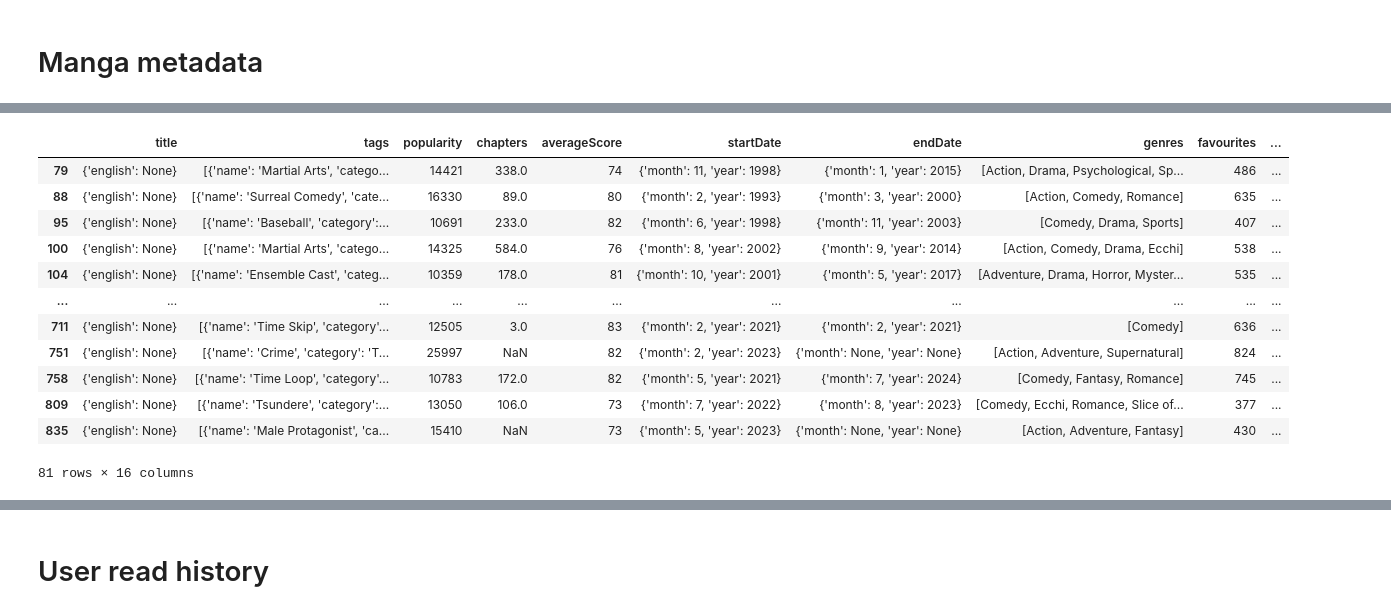
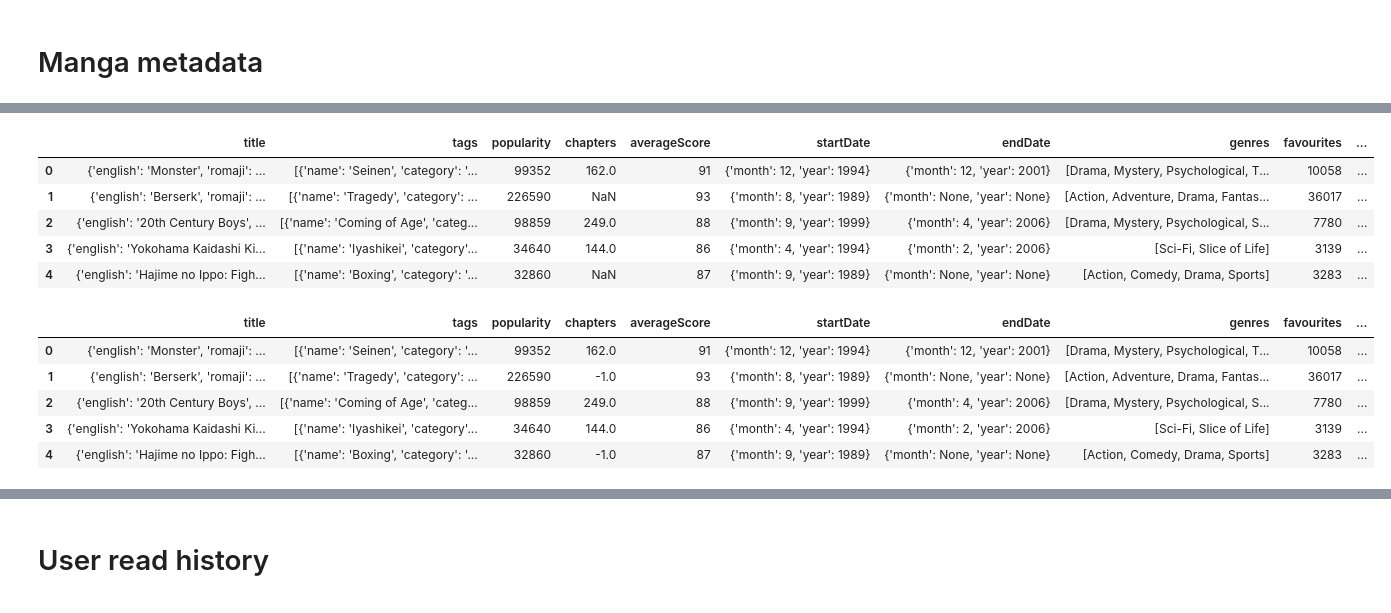
Before and after one commit to mannkenn/manga-recs, a Jupyter notebook: notebooks/data_cleaning.ipynb, the cells around one changed output, grey strips where cells are left out. Drawn from its saved outputs; the diff is of its cells as text; code cells hidden in the pictures.

Commit message:
finished data cleaning + script to upload cleaned parquet to s3

```diff
--- a/notebooks/data_cleaning.ipynb
+++ b/notebooks/data_cleaning.ipynb
@@ -101,19 +101,11 @@ title_clean      81
 tags_clean        0
 dtype: int64
 # %%
-null_rows = manga_df[manga_df['title_clean'].isnull()]
-null_rows
+manga_df.head()
 # %% [output]
 |  | title | tags | popularity | chapters | averageScore | startDate | endDate | genres | favourites | ... |
-| 79 | {'english': None} | [{'name': 'Martial Arts', 'catego... | 14421 | 338.0 | 74 | {'month': 11, 'year': 1998} | {'month': 1, 'year': 2015} | [Action, Drama, Psychological, Sp... | 486 | ... |
-| 88 | {'english': None} | [{'name': 'Surreal Comedy', 'cate... | 16330 | 89.0 | 80 | {'month': 2, 'year': 1993} | {'month': 3, 'year': 2000} | [Action, Comedy, Romance] | 635 | ... |
-| 95 | {'english': None} | [{'name': 'Baseball', 'category':... | 10691 | 233.0 | 82 | {'month': 6, 'year': 1998} | {'month': 11, 'year': 2003} | [Comedy, Drama, Sports] | 407 | ... |
-| 100 | {'english': None} | [{'name': 'Martial Arts', 'catego... | 14325 | 584.0 | 76 | {'month': 8, 'year': 2002} | {'month': 9, 'year': 2014} | [Action, Comedy, Drama, Ecchi] | 538 | ... |
-| 104 | {'english': None} | [{'name': 'Ensemble Cast', 'categ... | 10359 | 178.0 | 81 | {'month': 10, 'year': 2001} | {'month': 5, 'year': 2017} | [Adventure, Drama, Horror, Myster... | 535 | ... |
-| ... | ... | ... | ... | ... | ... | ... | ... | ... | ... | ... |
-| 711 | {'english': None} | [{'name': 'Time Skip', 'category'... | 12505 | 3.0 | 83 | {'month': 2, 'year': 2021} | {'month': 2, 'year': 2021} | [Comedy] | 636 | ... |
-| 751 | {'english': None} | [{'name': 'Crime', 'category': 'T... | 25997 | NaN | 82 | {'month': 2, 'year': 2023} | {'month': None, 'year': None} | [Action, Adventure, Supernatural] | 824 | ... |
-| 758 | {'english': None} | [{'name': 'Time Loop', 'category'... | 10783 | 172.0 | 82 | {'month': 5, 'year': 2021} | {'month': 7, 'year': 2024} | [Comedy, Fantasy, Romance] | 745 | ... |
-| 809 | {'english': None} | [{'name': 'Tsundere', 'category':... | 13050 | 106.0 | 73 | {'month': 7, 'year': 2022} | {'month': 8, 'year': 2023} | [Comedy, Ecchi, Romance, Slice of... | 377 | ... |
-| 835 | {'english': None} | [{'name': 'Male Protagonist', 'ca... | 15410 | NaN | 73 | {'month': 5, 'year': 2023} | {'month': None, 'year': None} | [Action, Adventure, Fantasy] | 430 | ... |
+| 0 | {'english': 'Monster', 'romaji': ... | [{'name': 'Seinen', 'category': '... | 99352 | 162.0 | 91 | {'month': 12, 'year': 1994} | {'month': 12, 'year': 2001} | [Drama, Mystery, Psychological, T... | 10058 | ... |
+| 1 | {'english': 'Berserk', 'romaji': ... | [{'name': 'Tragedy', 'category': ... | 226590 | NaN | 93 | {'month': 8, 'year': 1989} | {'month': None, 'year': None} | [Action, Adventure, Drama, Fantas... | 36017 | ... |
+| 2 | {'english': '20th Century Boys', ... | [{'name': 'Coming of Age', 'categ... | 98859 | 249.0 | 88 | {'month': 9, 'year': 1999} | {'month': 4, 'year': 2006} | [Drama, Mystery, Psychological, S... | 7780 | ... |
+| 3 | {'english': 'Yokohama Kaidashi Ki... | [{'name': 'Iyashikei', 'category'... | 34640 | 144.0 | 86 | {'month': 4, 'year': 1994} | {'month': 2, 'year': 2006} | [Sci-Fi, Slice of Life] | 3139 | ... |
+| 4 | {'english': 'Hajime no Ippo: Figh... | [{'name': 'Boxing', 'category': '... | 32860 | NaN | 87 | {'month': 9, 'year': 1989} | {'month': None, 'year': None} | [Action, Comedy, Drama, Sports] | 3283 | ... |
-81 rows × 16 columns
@@ -119,0 +126,9 @@ null_rows
+# %%
+manga_df.head()
+# %% [output]
+|  | title | tags | popularity | chapters | averageScore | startDate | endDate | genres | favourites | ... |
+| 0 | {'english': 'Monster', 'romaji': ... | [{'name': 'Seinen', 'category': '... | 99352 | 162.0 | 91 | {'month': 12, 'year': 1994} | {'month': 12, 'year': 2001} | [Drama, Mystery, Psychological, T... | 10058 | ... |
+| 1 | {'english': 'Berserk', 'romaji': ... | [{'name': 'Tragedy', 'category': ... | 226590 | -1.0 | 93 | {'month': 8, 'year': 1989} | {'month': None, 'year': None} | [Action, Adventure, Drama, Fantas... | 36017 | ... |
+| 2 | {'english': '20th Century Boys', ... | [{'name': 'Coming of Age', 'categ... | 98859 | 249.0 | 88 | {'month': 9, 'year': 1999} | {'month': 4, 'year': 2006} | [Drama, Mystery, Psychological, S... | 7780 | ... |
+| 3 | {'english': 'Yokohama Kaidashi Ki... | [{'name': 'Iyashikei', 'category'... | 34640 | 144.0 | 86 | {'month': 4, 'year': 1994} | {'month': 2, 'year': 2006} | [Sci-Fi, Slice of Life] | 3139 | ... |
+| 4 | {'english': 'Hajime no Ippo: Figh... | [{'name': 'Boxing', 'category': '... | 32860 | -1.0 | 87 | {'month': 9, 'year': 1989} | {'month': None, 'year': None} | [Action, Comedy, Drama, Sports] | 3283 | ... |
```
Also changed, not shown: parts of 10 cells of this notebook, 3 other files.
